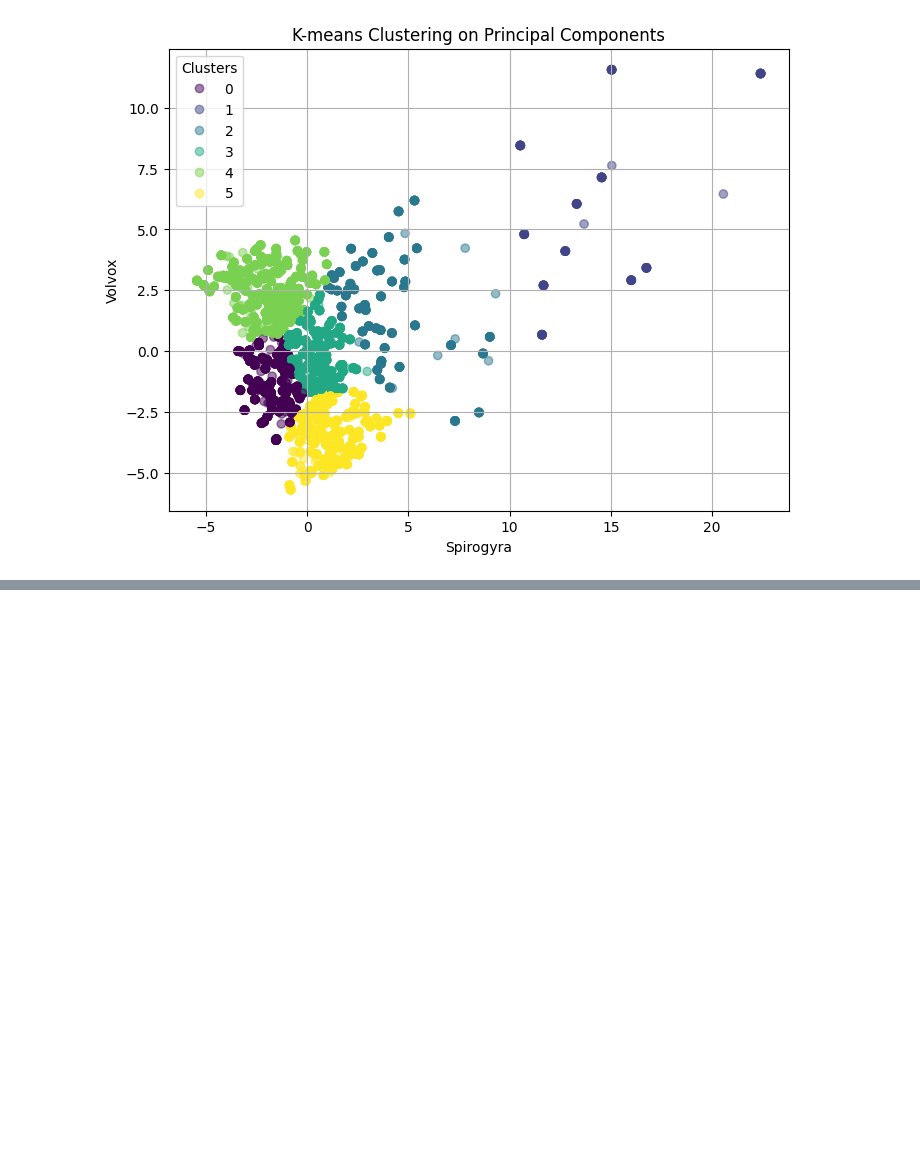
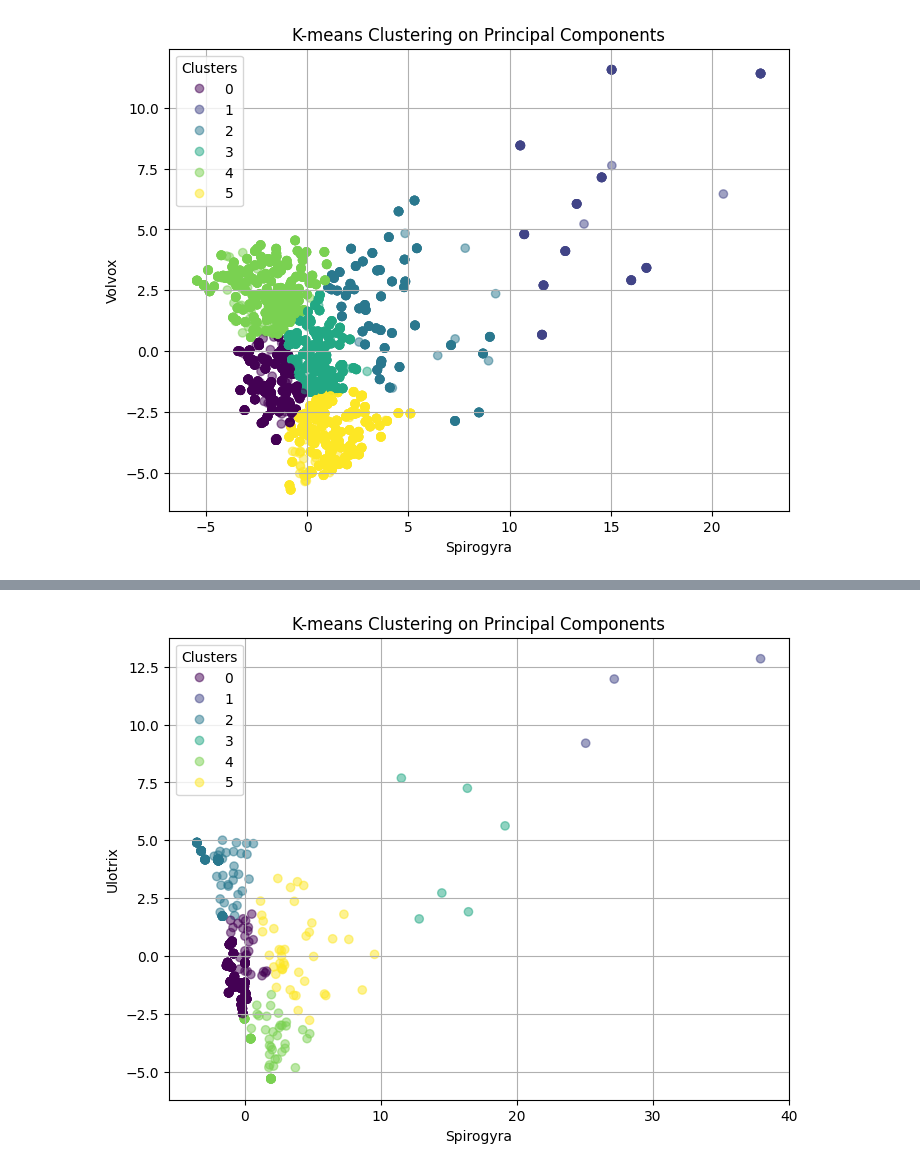
Before and after one commit to lclemente225/microbe-shape-data-analysis, a Jupyter notebook: microbes_analysis.ipynb, the cells around one changed output, grey strips where cells are left out. Drawn from its saved outputs; the diff is of its cells as text; code cells hidden in the pictures; blank space fills up the shorter version.

Commit message:
Comparing spirogyra and ulotrix

```diff
--- a/microbes_analysis.ipynb
+++ b/microbes_analysis.ipynb
@@ -107,3 +105,28 @@ plt.grid(True)
 plt.show()
 # %% [output]
 [figure]
+# %%
+
+
+# Filter the DataFrame to include only rows with 'Spirogyra' or
+#'Volvox' in the 'microorganisms' column
+filtered_data = microbe_data[microbe_data['microorganisms'].isin(['Spirogyra', 'Ulotrix'])]
+
+data_selected = filtered_data[relevant_columns]
+
+# Handling missing values by dropping them
+data_cleaned = data_selected.dropna()
+
+# Standardizing the data
+scaler = StandardScaler()
+data_scaled = scaler.fit_transform(data_cleaned)
+
+# Applying PCA
+pca = PCA(n_components=2)  # We reduce the dimensionality to 2 for visualization purposes
+principal_components = pca.fit_transform(data_scaled)
+principal_df = pd.DataFrame(data=principal_components, columns=['Spirogyra', 'Ulotrix'])
+
+# Variance explained by each principal component
+explained_variance = pca.explained_variance_ratio_
+
+principal_df.head(), explained_variance
@@ -109,0 +141,16 @@ plt.show()
+# %%
+# Applying K-means clustering
+kmeans = KMeans(n_clusters=6, random_state=0).fit(principal_df)
+labels = kmeans.labels_
+
+# Visualization of clusters
+plt.figure(figsize=(8, 6))
+scatter = plt.scatter(principal_df['Spirogyra'], principal_df['Ulotrix'], c=labels, alpha=0.5)
+plt.title('K-means Clustering on Principal Components')
+plt.xlabel('Spirogyra')
+plt.ylabel('Ulotrix')
+plt.legend(*scatter.legend_elements(), title="Clusters")
+plt.grid(True)
+plt.show()
+# %% [output]
+[figure, added]
```
Also changed, not shown: parts of 2 cells of this notebook.
